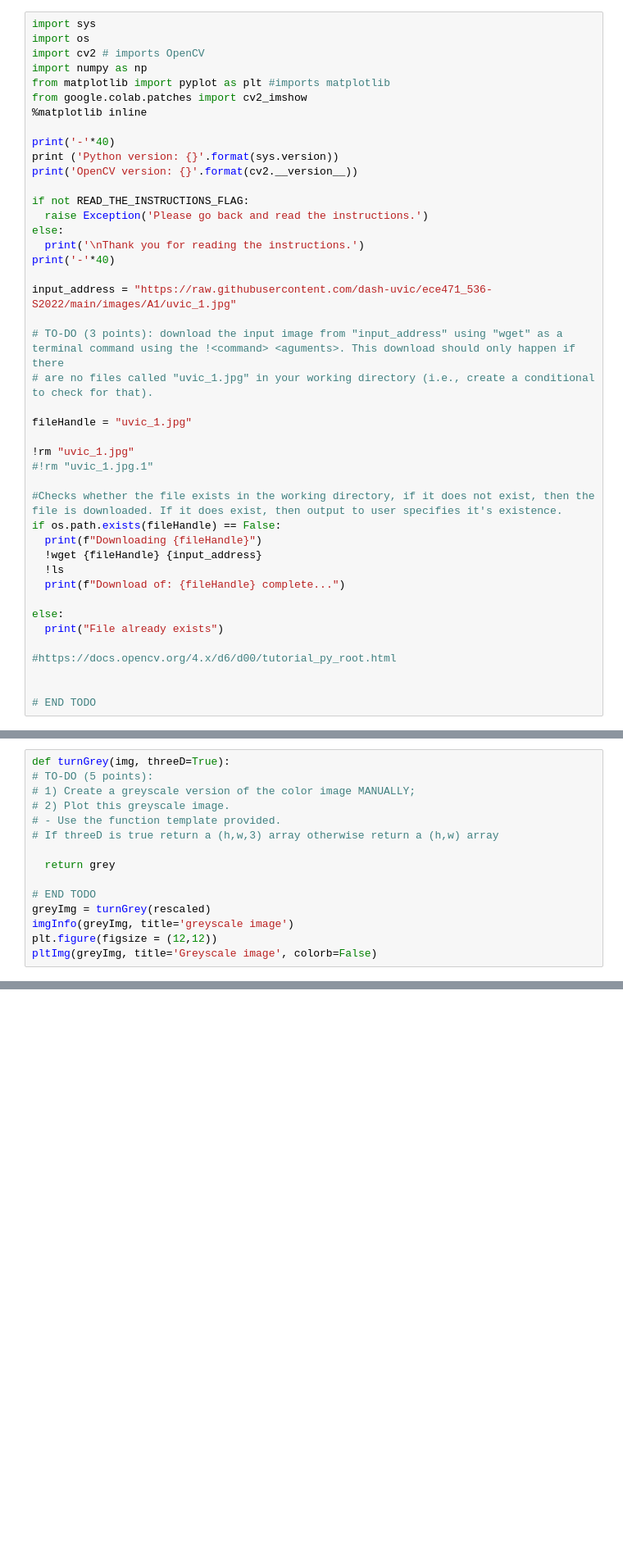
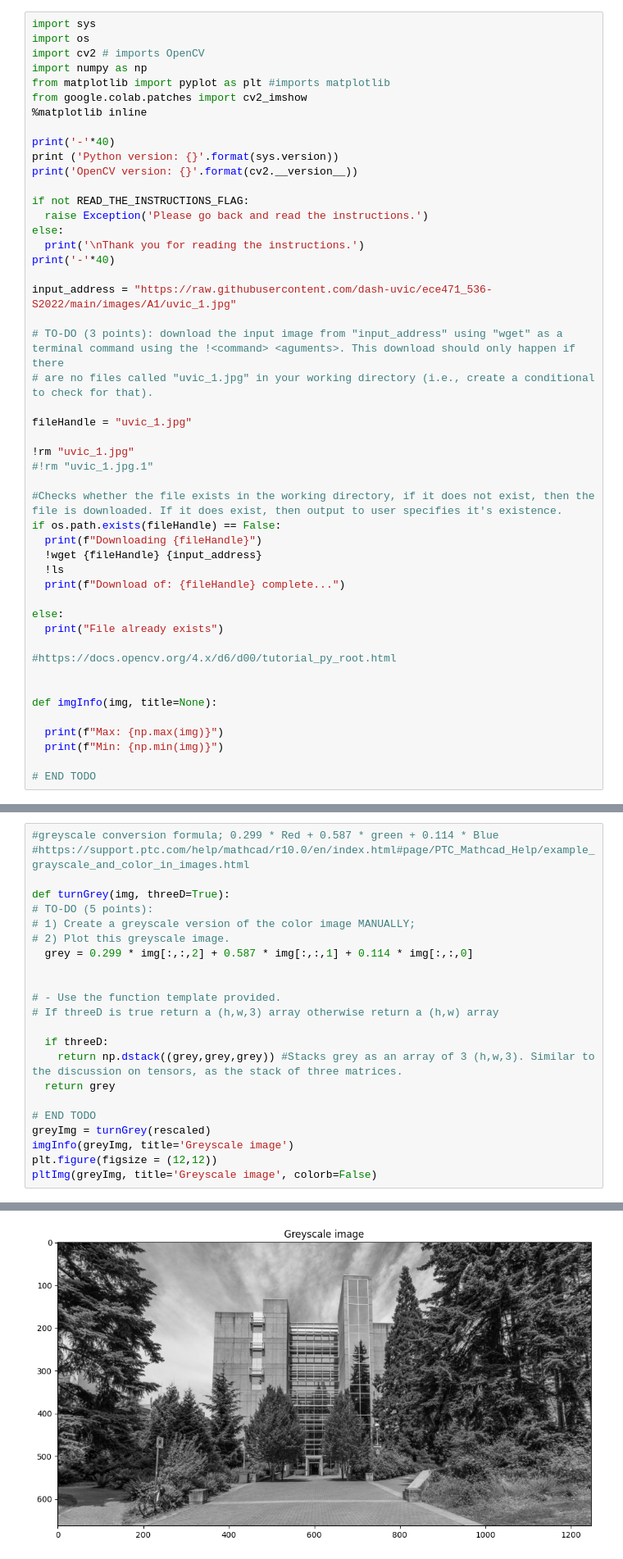
Before and after one commit to ChaseWestlake/10K-flight-Computer, a Jupyter notebook: A1_ECE_471_536_Spring.ipynb, the cells around one changed output, grey strips where cells are left out. Shown at 82% size. Drawn from its saved outputs; the diff is of its cells as text; blank space fills up the shorter version.

```diff
--- a/A1_ECE_471_536_Spring.ipynb
+++ b/A1_ECE_471_536_Spring.ipynb
@@ -216,6 +215,11 @@ else:
 #https://docs.opencv.org/4.x/d6/d00/tutorial_py_root.html
 
 
+def imgInfo(img, title=None):
+
+  print(f"Max: {np.max(img)}")
+  print(f"Min: {np.min(img)}")
+
 # END TODO
 # %% [output]
 ----------------------------------------
@@ -315,15 +336,24 @@ NameError: name 'imgBGR' is not defined
 # %%
+#greyscale conversion formula; 0.299 * Red + 0.587 * green + 0.114 * Blue
+#https://support.ptc.com/help/mathcad/r10.0/en/index.html#page/PTC_Mathcad_Help/example_grayscale_and_color_in_images.html
+
 def turnGrey(img, threeD=True):
 # TO-DO (5 points):
 # 1) Create a greyscale version of the color image MANUALLY;
 # 2) Plot this greyscale image.
+  grey = 0.299 * img[:,:,2] + 0.587 * img[:,:,1] + 0.114 * img[:,:,0]
+
+
 # - Use the function template provided.
 # If threeD is true return a (h,w,3) array otherwise return a (h,w) array
 
+  if threeD:
+    return np.dstack((grey,grey,grey)) #Stacks grey as an array of 3 (h,w,3). Similar to the discussion on tensors, as the stack of three matrices.
   return grey
 
 # END TODO
 greyImg = turnGrey(rescaled)
-imgInfo(greyImg, title='greyscale image')
+imgInfo(greyImg, title='Greyscale image')
 plt.figure(figsize = (12,12))
 pltImg(greyImg, title='Greyscale image', colorb=False)
+# %% [output]
@@ -330,3 +363,4 @@ pltImg(greyImg, title='Greyscale image', colorb=False)
+[figure, added]
 # %% [markdown]
 **Point operators**: these common operators will consider a single pixel intensity of the input image when calculating a given output intensity (conversely from neighborhood operators such as image filters).
 # %%
```
Also changed, not shown: parts of 7 cells of this notebook.
